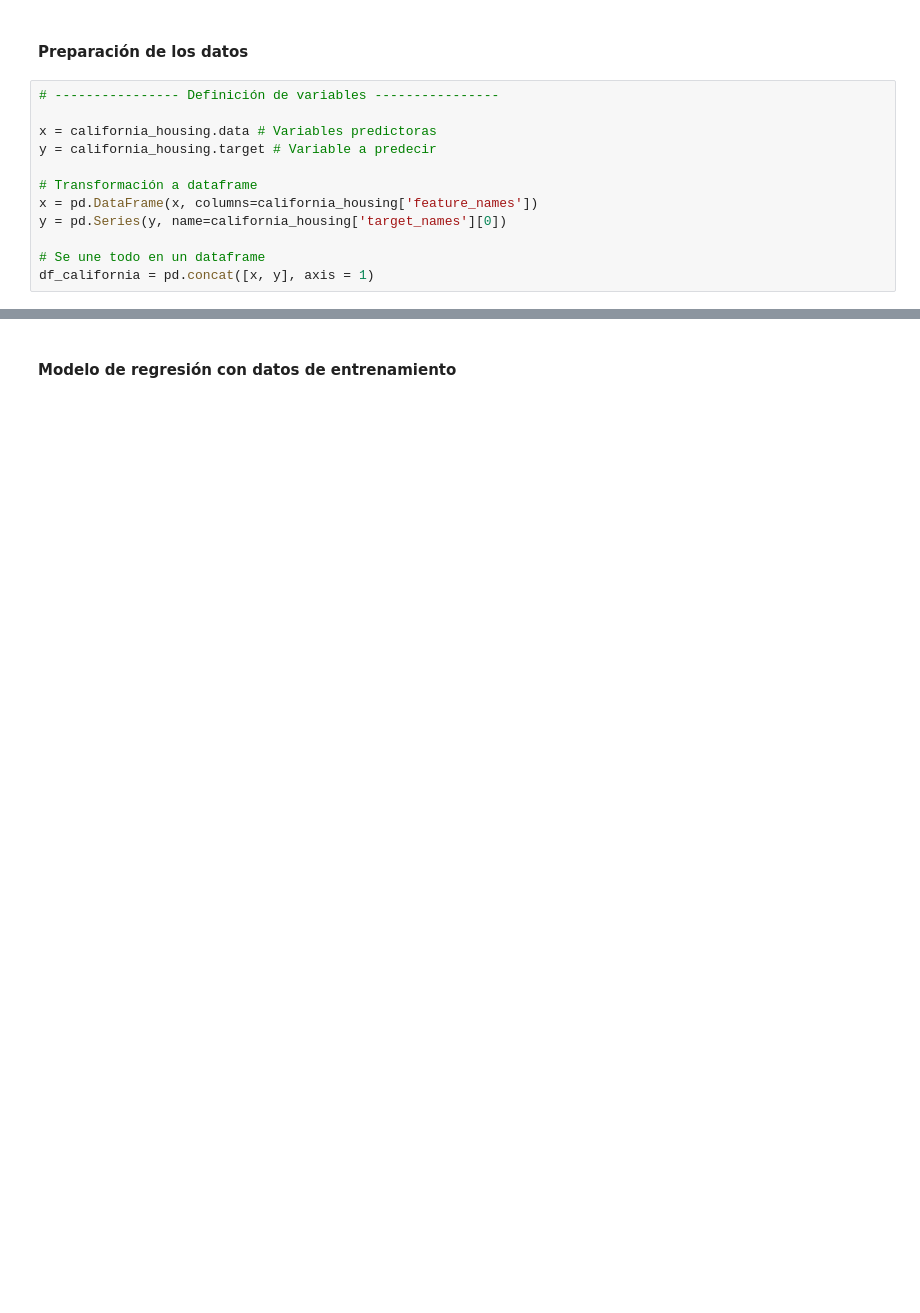
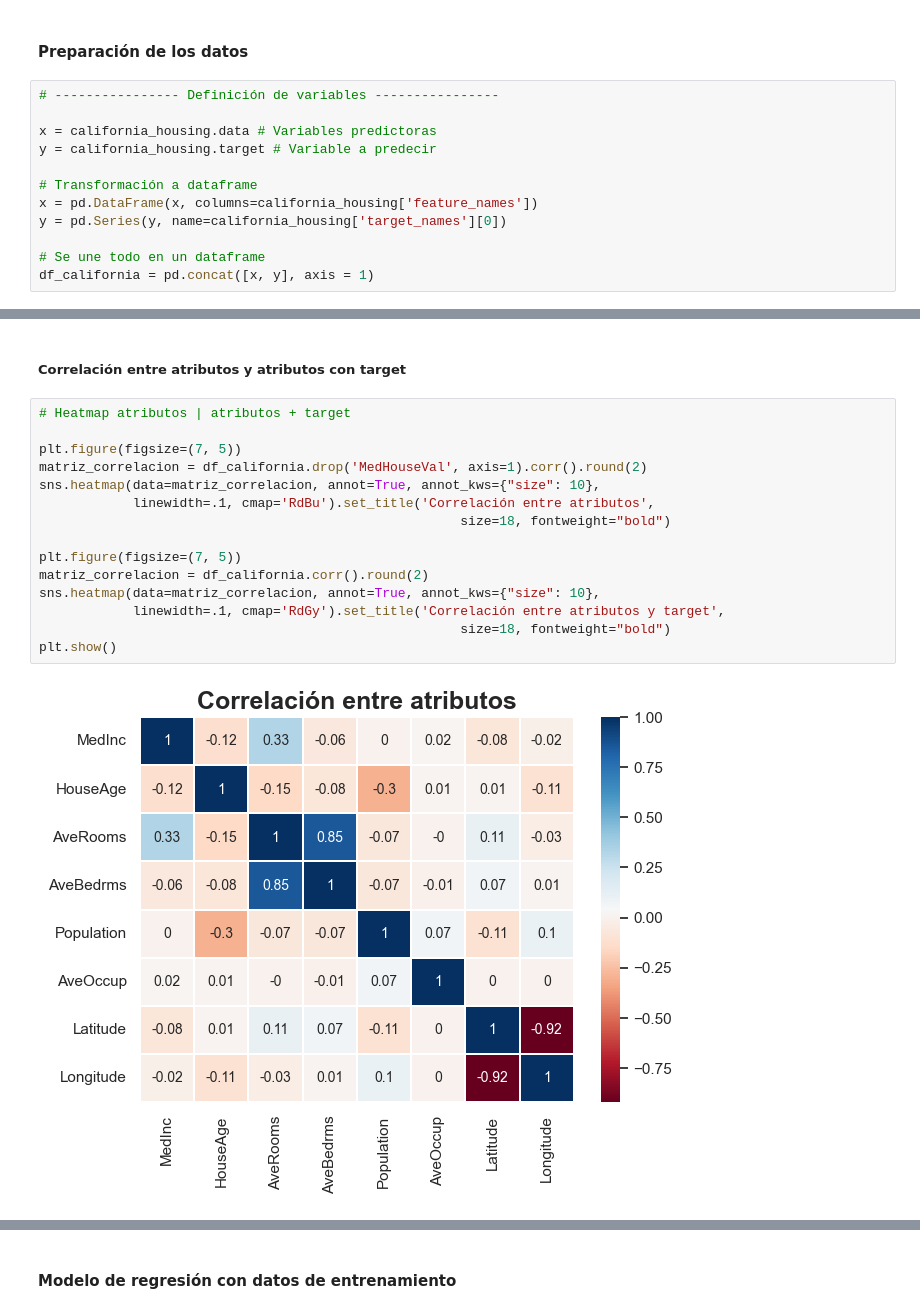
Before and after one commit to dieguearau/CEIA-IIA2024, a Jupyter notebook: TP2/TP2_resolución.ipynb, the cells around one changed output, grey strips where cells are left out. Cells and saved outputs as stored; diff of their text form; blank space fills up the shorter version.

```diff
--- a/TP2/TP2_resolución.ipynb
+++ b/TP2/TP2_resolución.ipynb
@@ -80,0 +112,19 @@ df_california = pd.concat([x, y], axis = 1)
+# %% [markdown]
+##### Correlación entre atributos y atributos con target
+# %%
+# Heatmap atributos | atributos + target
+
+plt.figure(figsize=(7, 5))
+matriz_correlacion = df_california.drop('MedHouseVal', axis=1).corr().round(2)
+sns.heatmap(data=matriz_correlacion, annot=True, annot_kws={"size": 10},
+            linewidth=.1, cmap='RdBu').set_title('Correlación entre atributos',
+                                                      size=18, fontweight="bold")
+
+plt.figure(figsize=(7, 5))
+matriz_correlacion = df_california.corr().round(2)
+sns.heatmap(data=matriz_correlacion, annot=True, annot_kws={"size": 10},
+            linewidth=.1, cmap='RdGy').set_title('Correlación entre atributos y target',
+                                                      size=18, fontweight="bold")
+plt.show()
+# %% [output]
+[figure, added]
```
Also changed, not shown: parts of 29 cells of this notebook.
